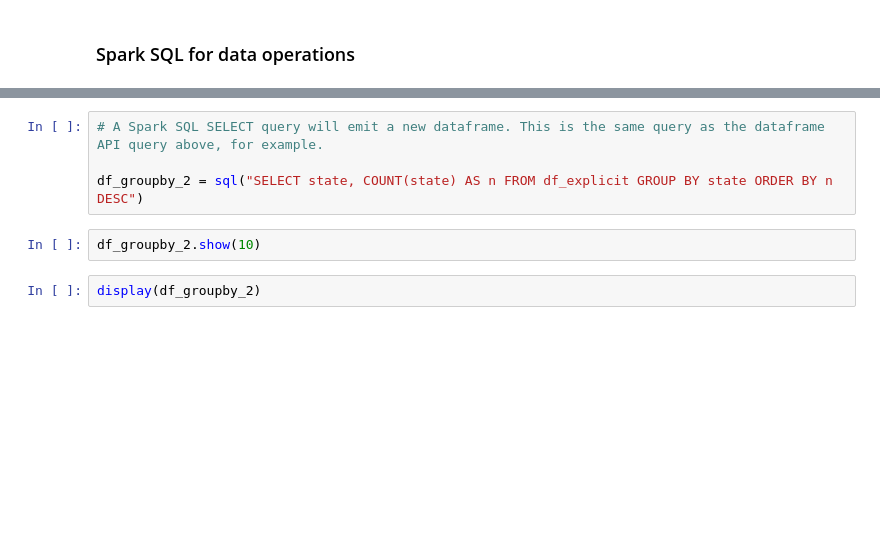
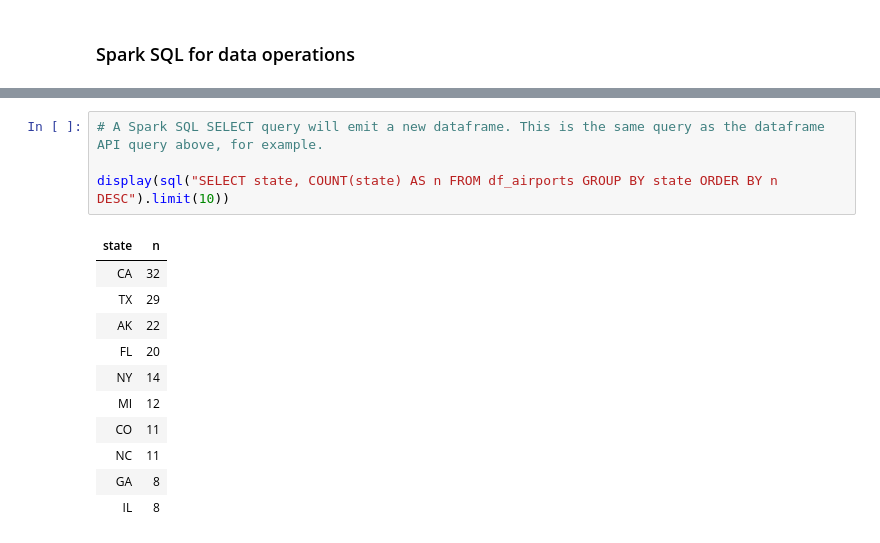
Before and after one commit to plzm/azure-databricks, a Jupyter notebook: adb_4_transform.ipynb, the cells around one changed output, grey strips where cells are left out. Drawn from its saved outputs; the diff is of its cells as text; blank space fills up the shorter version.

```diff
--- a/adb_4_transform.ipynb
+++ b/adb_4_transform.ipynb
@@ -71,8 +93,16 @@ df_explicit.createOrReplaceTempView("df_explicit")
 # %%
 # A Spark SQL SELECT query will emit a new dataframe. This is the same query as the dataframe API query above, for example.
 
-df_groupby_2 = sql("SELECT state, COUNT(state) AS n FROM df_explicit GROUP BY state ORDER BY n DESC")
+display(sql("SELECT state, COUNT(state) AS n FROM df_airports GROUP BY state ORDER BY n DESC").limit(10))
+# %% [output]
+| state | n |
+| CA | 32 |
+| TX | 29 |
+| AK | 22 |
+| FL | 20 |
+| NY | 14 |
+| MI | 12 |
+| CO | 11 |
+| NC | 11 |
+| GA | 8 |
+| IL | 8 |
-# %%
-df_groupby_2.show(10)
-# %%
-display(df_groupby_2)
```
Also changed, not shown: parts of 7 cells of this notebook, 5 other files.
